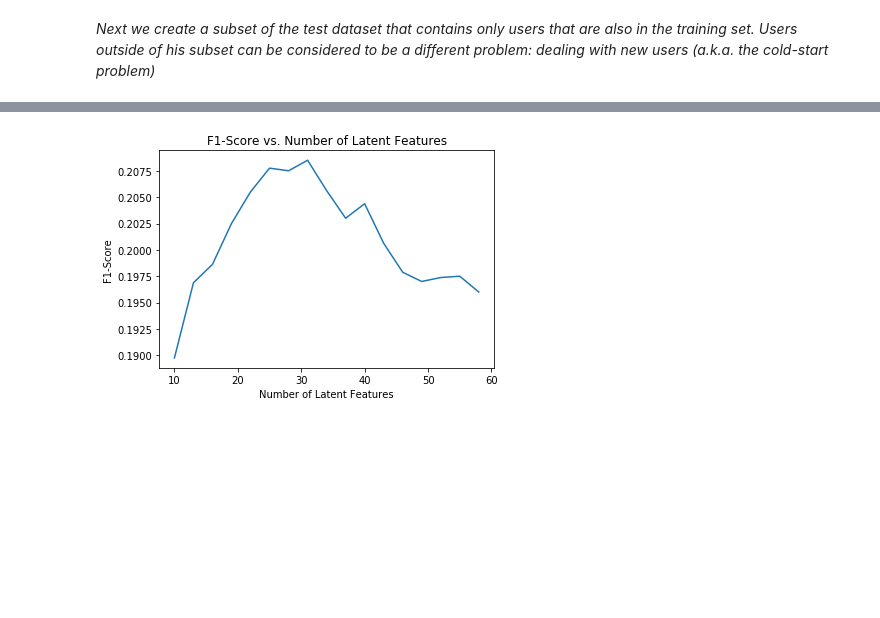
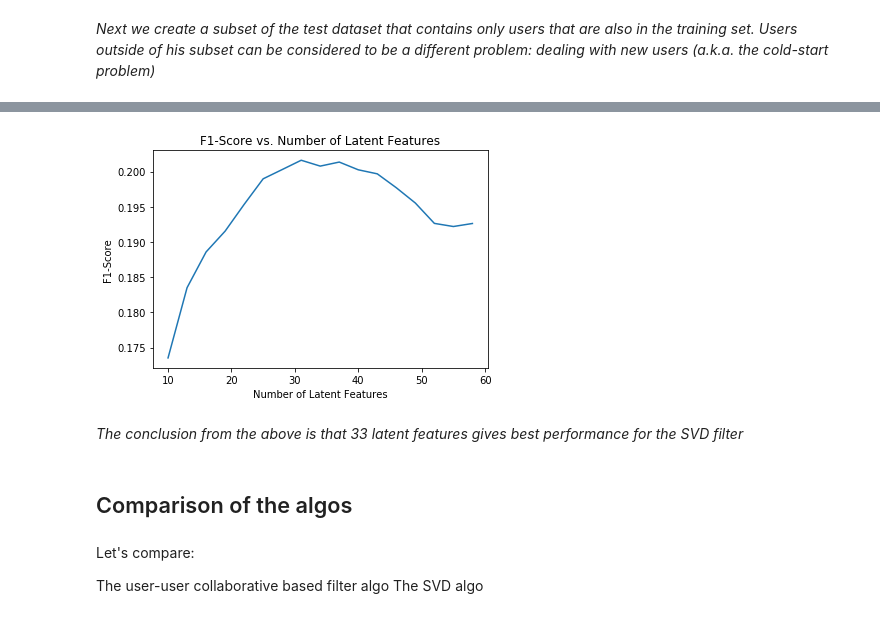
Before and after one commit to FergusOBoyle/recommender-project, a Jupyter notebook: article_recommender.ipynb, the cells around one changed output, grey strips where cells are left out. Drawn from its saved outputs; the diff is of its cells as text; code cells hidden in the pictures; blank space fills up the shorter version.

Commit message:
Complete SVD filter

```diff
--- a/article_recommender.ipynb
+++ b/article_recommender.ipynb
@@ -766,7 +757,7 @@ print(u.shape, s.shape, vt.shape)
 test_subset = user_item_test[user_item_test.index.isin(train_idx)]
 
 #trim off columns in the testset that do not exist in the training set
-intersection_cols = test_subset.columns & trimmed_estimates_temp.columns
+intersection_cols = test_subset.columns & train_arts
 test_subset = test_subset[intersection_cols]
 # %%
 def latent_feature_sweep(test_data, s, u, vt, latent_feature_num_list, score_func):
@@ -786,7 +777,7 @@ def latent_feature_sweep(test_data, s, u, vt, latent_feature_num_list, score_fun
     """
     scores = []
 
-    for k in num_latent_feats:
+    for k in latent_features_sweep_nums:
         # restructure with k latent features
         s_new, u_new, vt_new = np.diag(s[:k]), u[:, :k], vt[:k, :]
 
@@ -806,9 +797,9 @@ def latent_feature_sweep(test_data, s, u, vt, latent_feature_num_list, score_fun
         #The following trimming of the results is needed because we want to do some comparisons..
         #with the test dataset.
         #trim off users not in the test_subset
-        trimmed_estimates_temp = df_top_estimates[df_estimates.index.isin(test_subset.index)]
+        trimmed_estimates_temp = df_top_estimates[df_top_estimates.index.isin(test_subset.index)]
         #trim off articles not in the test_subset
-        intersection_cols = test_subset.columns & trimmed_estimates_temp.columns
+        intersection_cols = test_data.columns & trimmed_estimates_temp.columns
         trimmed_estimates = trimmed_estimates_temp[intersection_cols]
 
         score = score_func(test_data, trimmed_estimates, average='micro')
@@ -818,11 +815,20 @@ def latent_feature_sweep(test_data, s, u, vt, latent_feature_num_list, score_fun
 # %%
-score_func = recall_score
+score_func = f1_score
 latent_features_sweep_nums = np.arange(10,60,3)
 scores = latent_feature_sweep(test_subset, s, u, vt, latent_features_sweep_nums, score_func)
 
 plt.plot(latent_features_sweep_nums, scores);
 plt.xlabel('Number of Latent Features');
 plt.ylabel('F1-Score');
 plt.title('F1-Score vs. Number of Latent Features');
 # %% [output]
-[figure, old version]
+[figure, new version]
+# %% [markdown]
+*The conclusion from the above is that 33 latent features gives best performance for the SVD filter*
+# %% [markdown]
+## Comparison of the algos
+# %% [markdown]
+Let's compare:
+
+The user-user collaborative based filter algo
+The SVD algo
```
Also changed, not shown: parts of 19 cells of this notebook.
